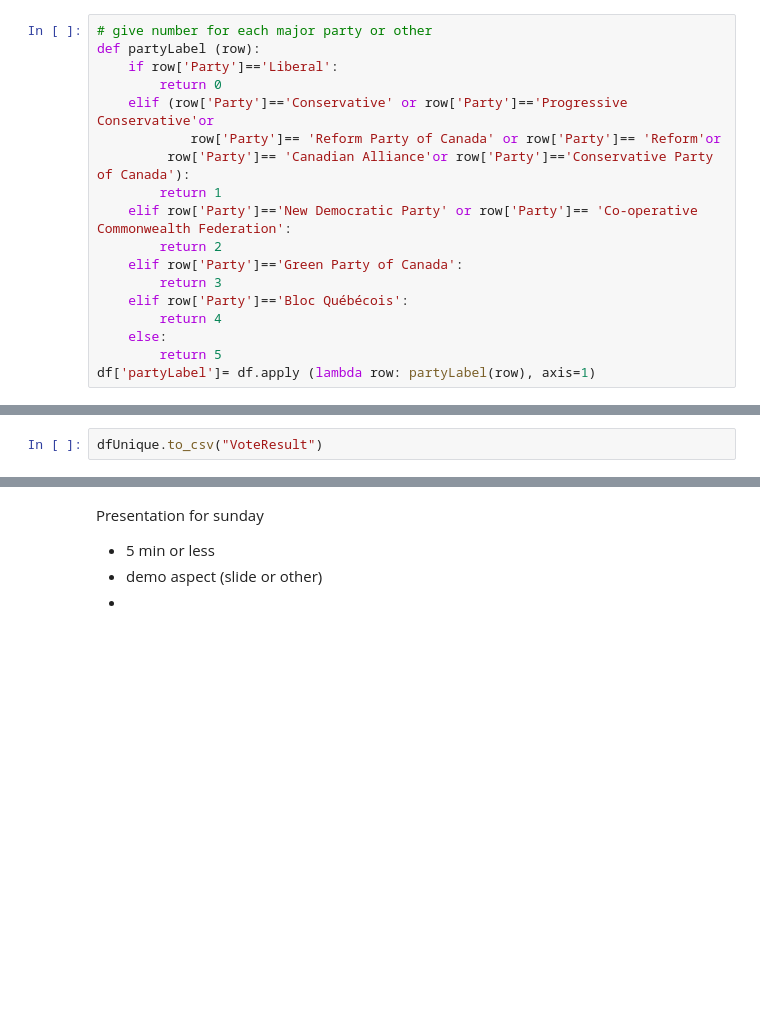
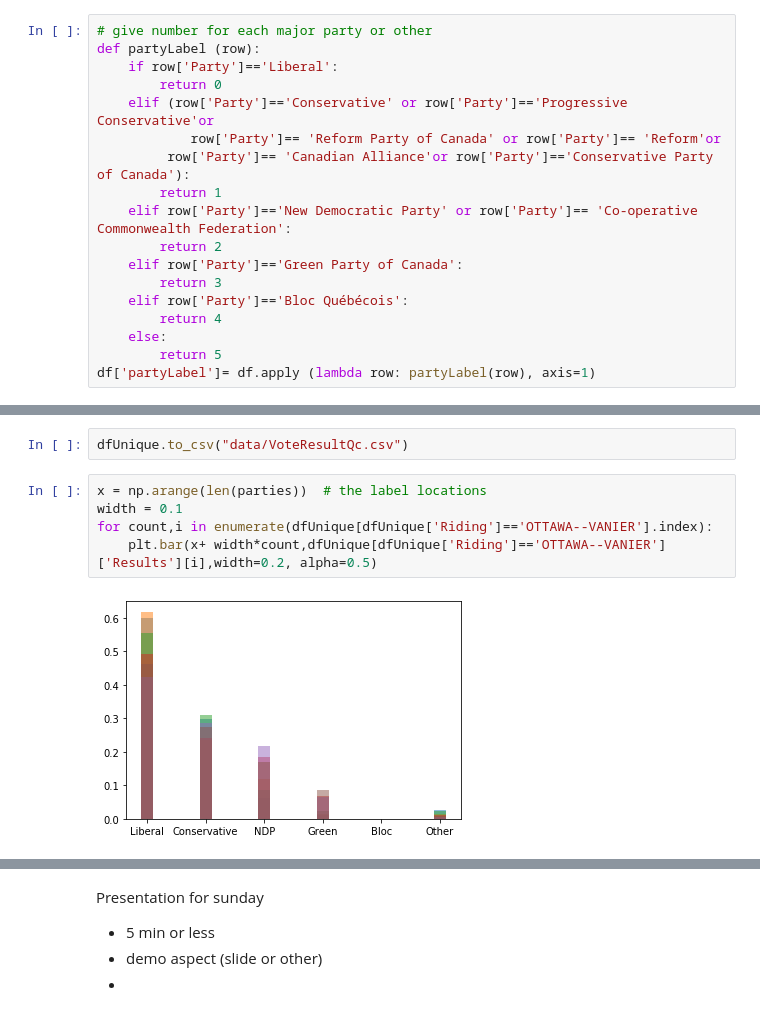
Before and after one commit to zpleunis/ai_climate_hackathon, a Jupyter notebook: electoral-climate-votes.ipynb, the cells around one changed output, grey strips where cells are left out. Drawn from its saved outputs; the diff is of its cells as text; blank space fills up the shorter version.

```diff
--- a/electoral-climate-votes.ipynb
+++ b/electoral-climate-votes.ipynb
@@ -115,2 +118,9 @@ dfUnique
 # %%
-dfUnique.to_csv("VoteResult")
+dfUnique.to_csv("data/VoteResultQc.csv")
+# %%
+x = np.arange(len(parties))  # the label locations
+width = 0.1
+for count,i in enumerate(dfUnique[dfUnique['Riding']=='OTTAWA--VANIER'].index):
+    plt.bar(x+ width*count,dfUnique[dfUnique['Riding']=='OTTAWA--VANIER']['Results'][i],width=0.2, alpha=0.5)
+# %% [output]
+[figure, added]
```
Also changed, not shown: parts of 7 cells of this notebook, 1 other file.
